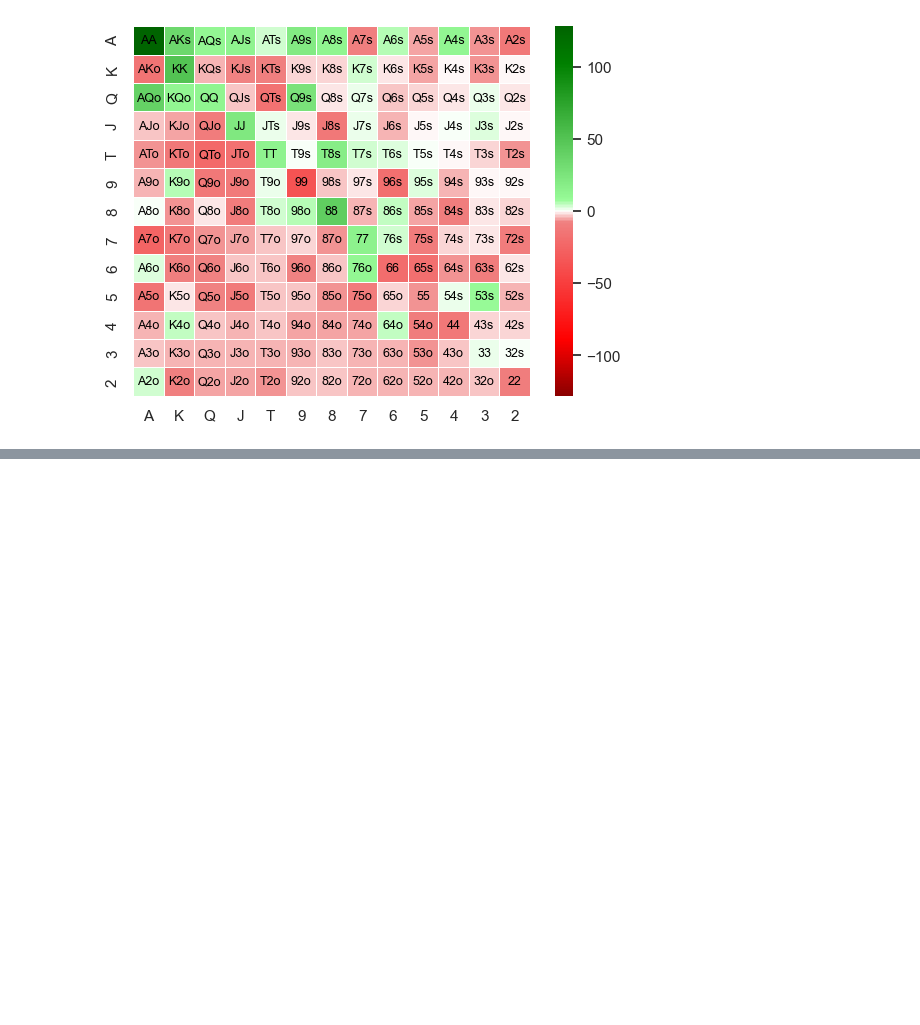
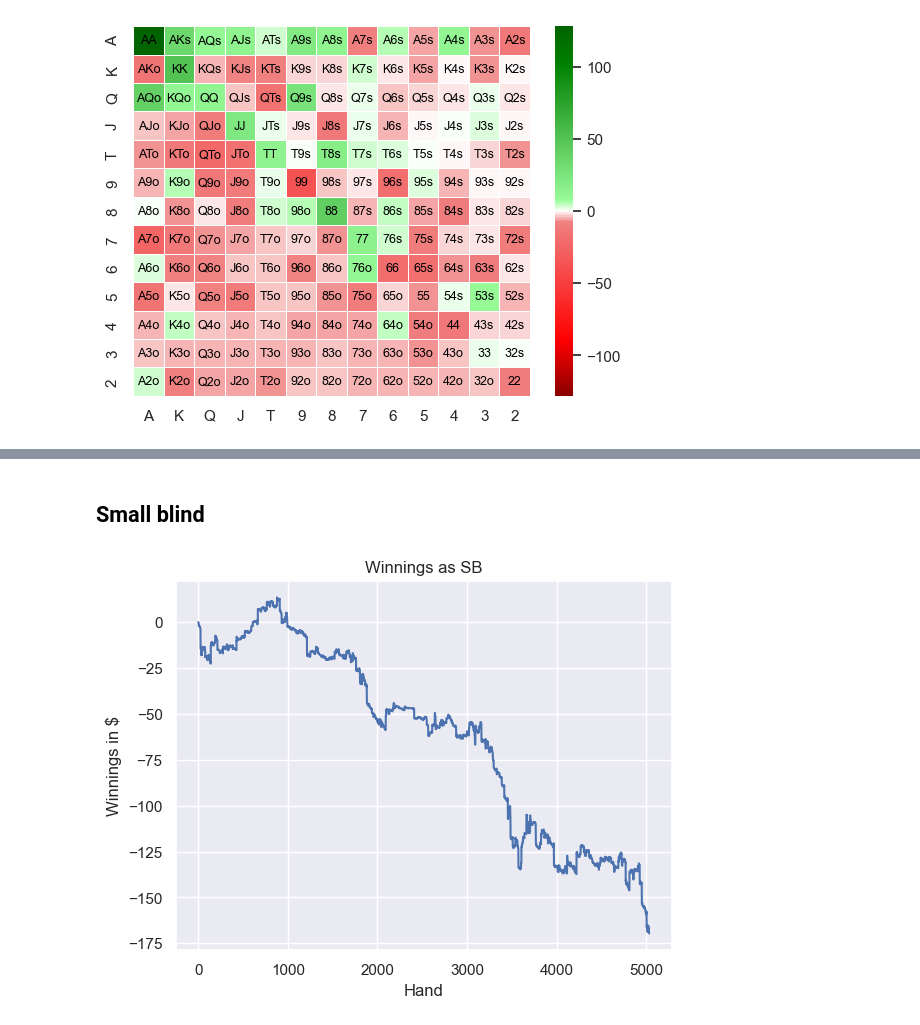
Before and after one commit to gabriel-labbe/PokerHands, a Jupyter notebook: graphs.ipynb, the cells around one changed output, grey strips where cells are left out. Saved outputs shown, nothing was run; the diff lists cells and outputs as text; code cells hidden in the pictures; blank space fills up the shorter version.

```diff
--- a/graphs.ipynb
+++ b/graphs.ipynb
@@ -325,0 +333,6 @@ hand_df
+# %% [markdown]
+## Small blind
+# %%
+produce_graph_by_pos(hand_df, hero_df, 'SB')
+# %% [output]
+[figure, added]
```
Also changed, not shown: parts of 17 cells of this notebook, 3 other files.
